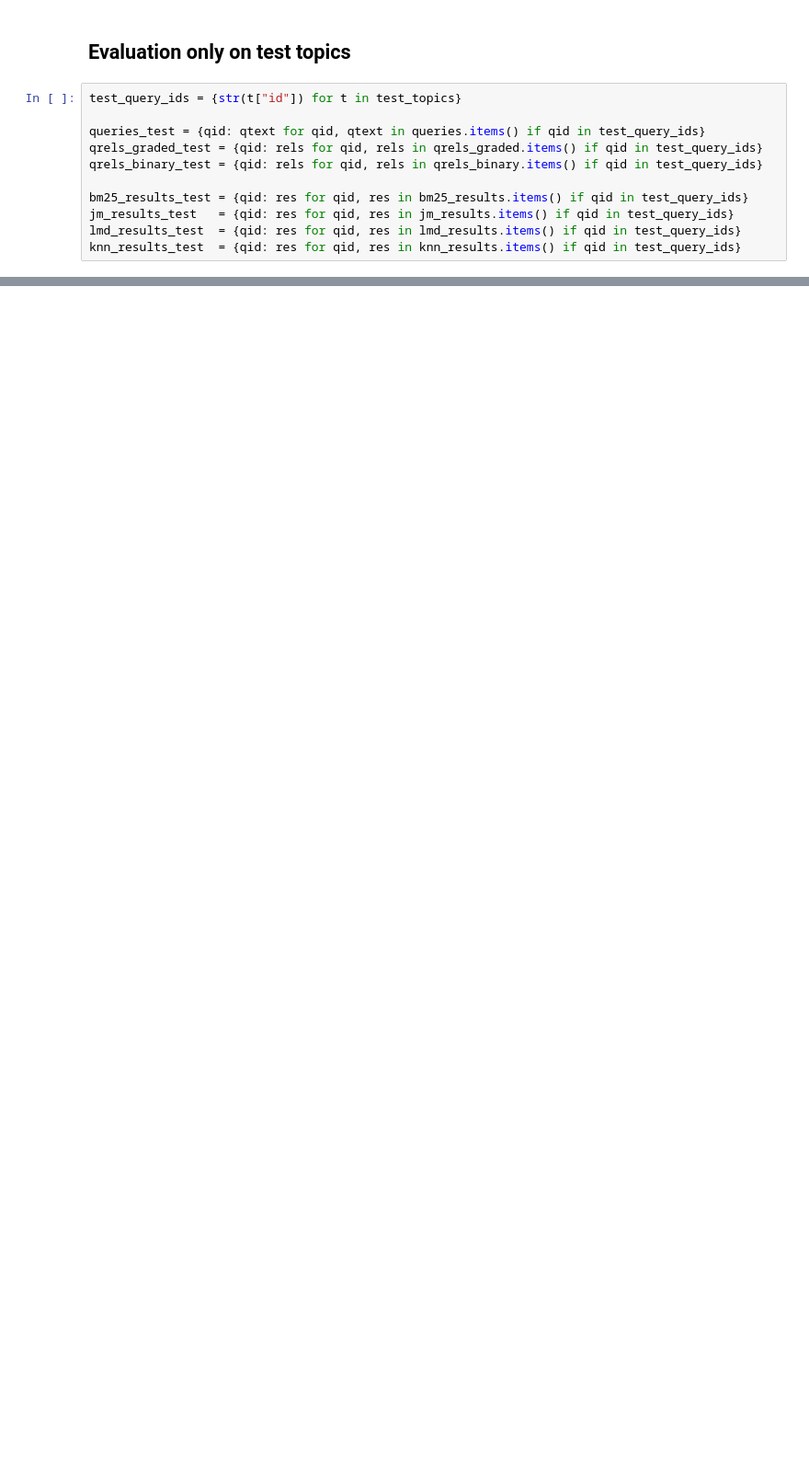
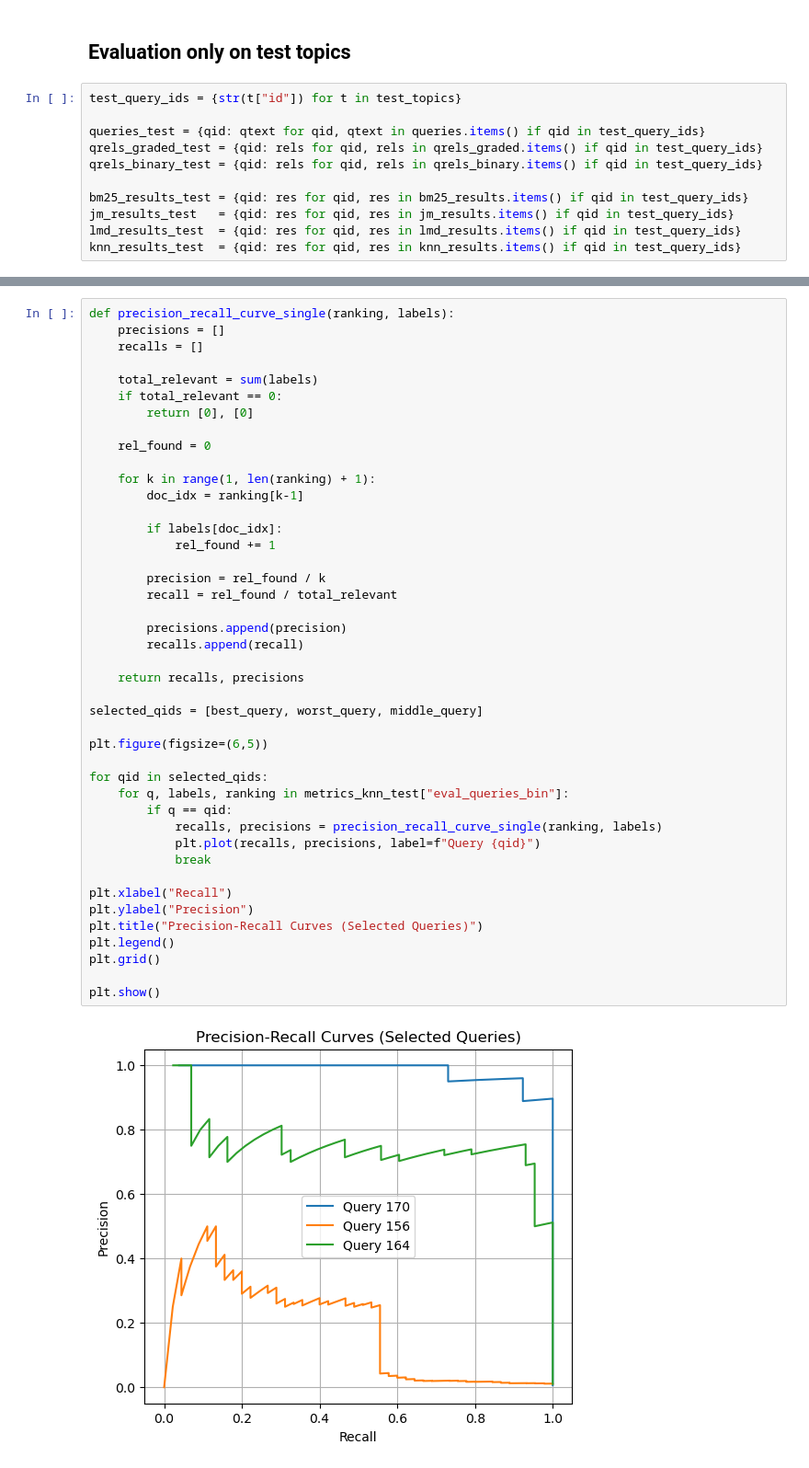
Before and after one commit to alexandreffs/nlpProject, a Jupyter notebook: project_phase1.ipynb, the cells around one changed output, grey strips where cells are left out. Shown at 92% size. Saved outputs shown, nothing was run; the diff lists cells and outputs as text; blank space fills up the shorter version.

```diff
--- a/project_phase1.ipynb
+++ b/project_phase1.ipynb
@@ -974,0 +1018,45 @@ summary_df.to_csv("outputs/runs/retrieval_summary.csv", index=False)
+# %%
+def precision_recall_curve_single(ranking, labels):
+    precisions = []
+    recalls = []
+
+    total_relevant = sum(labels)
+    if total_relevant == 0:
+        return [0], [0]
+
+    rel_found = 0
+
+    for k in range(1, len(ranking) + 1):
+        doc_idx = ranking[k-1]
+
+        if labels[doc_idx]:
+            rel_found += 1
+
+        precision = rel_found / k
+        recall = rel_found / total_relevant
+
+        precisions.append(precision)
+        recalls.append(recall)
+
+    return recalls, precisions
+
+selected_qids = [best_query, worst_query, middle_query]
+
+plt.figure(figsize=(6,5))
+
+for qid in selected_qids:
+    for q, labels, ranking in metrics_knn_test["eval_queries_bin"]:
+        if q == qid:
+            recalls, precisions = precision_recall_curve_single(ranking, labels)
+            plt.plot(recalls, precisions, label=f"Query {qid}")
+            break
+
+plt.xlabel("Recall")
+plt.ylabel("Precision")
+plt.title("Precision-Recall Curves (Selected Queries)")
+plt.legend()
+plt.grid()
+
+plt.show()
+# %% [output]
+[figure, added]
```
Also changed, not shown: parts of 14 cells of this notebook.
